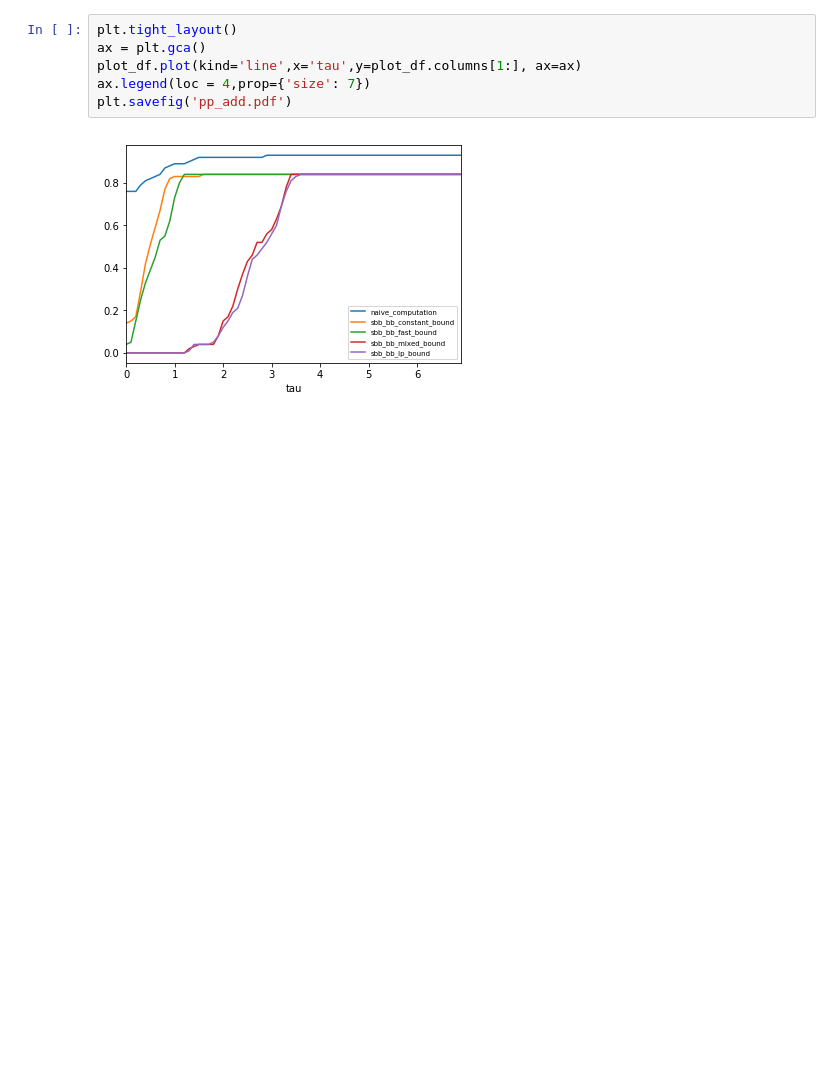
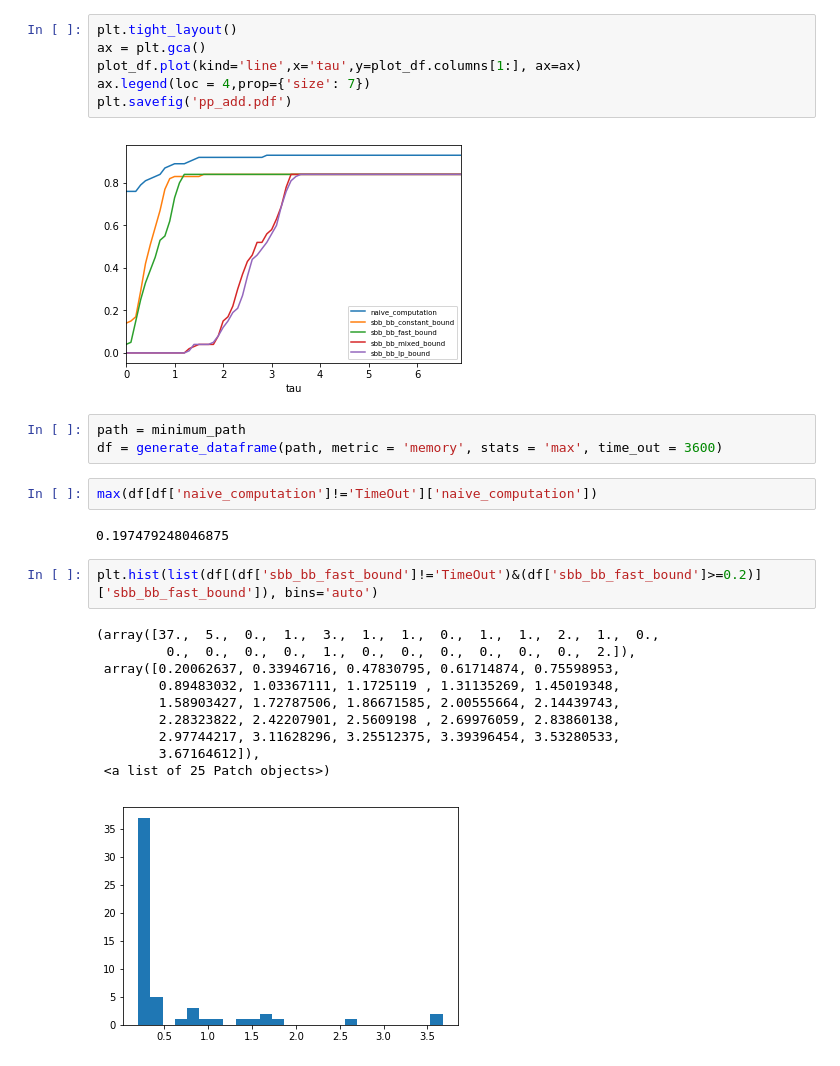
Before and after one commit to jiawei-wang-ucd/jiawei-computations, a Jupyter notebook: data_analysis.ipynb, the cells around one changed output. Cells and saved outputs as stored; diff of their text form; blank space fills up the shorter version.

Commit message:
update notebook for memory histogram

```diff
--- a/data_analysis.ipynb
+++ b/data_analysis.ipynb
@@ -189,3 +189,23 @@ ax.legend(loc = 4,prop={'size': 7})
 plt.savefig('pp_add.pdf')
 # %% [output]
 [figure]
+# %%
+path = minimum_path
+df = generate_dataframe(path, metric = 'memory', stats = 'max', time_out = 3600)
+# %%
+max(df[df['naive_computation']!='TimeOut']['naive_computation'])
+# %% [output]
+0.197479248046875
+# %%
+plt.hist(list(df[(df['sbb_bb_fast_bound']!='TimeOut')&(df['sbb_bb_fast_bound']>=0.2)]['sbb_bb_fast_bound']), bins='auto')
+# %% [output]
+(array([37.,  5.,  0.,  1.,  3.,  1.,  1.,  0.,  1.,  1.,  2.,  1.,  0.,
+         0.,  0.,  0.,  0.,  1.,  0.,  0.,  0.,  0.,  0.,  0.,  2.]),
+ array([0.20062637, 0.33946716, 0.47830795, 0.61714874, 0.75598953,
+        0.89483032, 1.03367111, 1.1725119 , 1.31135269, 1.45019348,
+        1.58903427, 1.72787506, 1.86671585, 2.00555664, 2.14439743,
+        2.28323822, 2.42207901, 2.5609198 , 2.69976059, 2.83860138,
+        2.97744217, 3.11628296, 3.25512375, 3.39396454, 3.53280533,
+        3.67164612]),
+ <a list of 25 Patch objects>)
+[figure, added]
```
Also changed, not shown: parts of 1 cell of this notebook.
